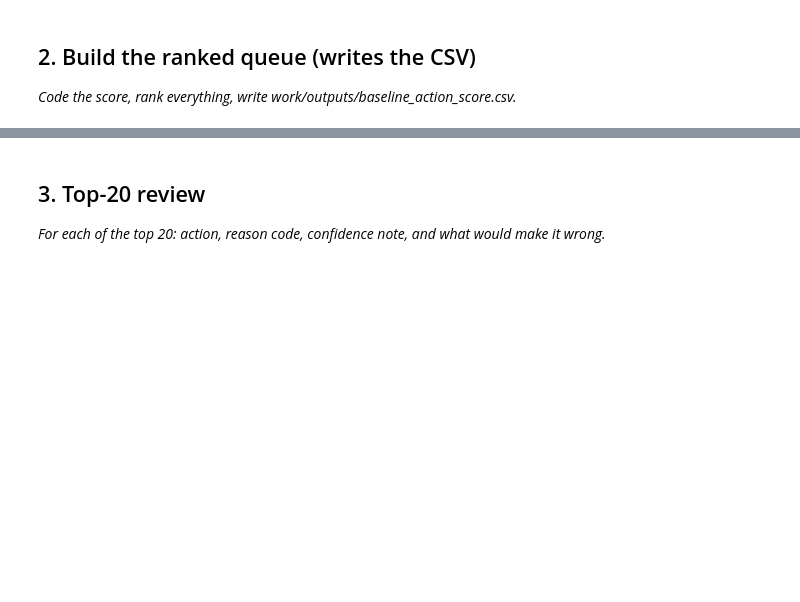
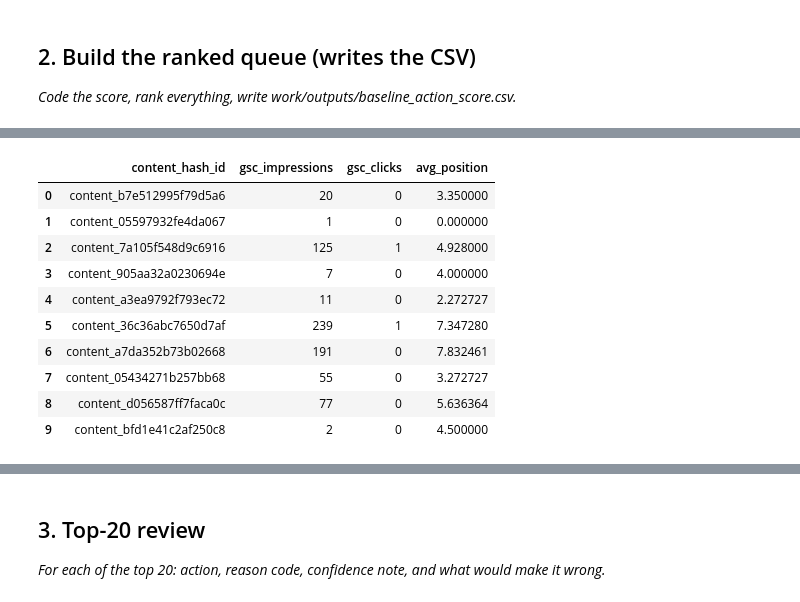
Before and after one commit to Nandini1313-cloud/flyrank-ml1-internship, a Jupyter notebook: work/notebooks/w04_baseline_score.ipynb, the cells around one changed output, grey strips where cells are left out. Cells and saved outputs as stored; diff of their text form; code cells hidden in the pictures; blank space fills up the shorter version.

```diff
--- a/work/notebooks/w04_baseline_score.ipynb
+++ b/work/notebooks/w04_baseline_score.ipynb
@@ -22,0 +387,21 @@ This skeleton is yours to fill. Work the sections **in order** — each one has
+# %%
+df = con.sql(f"""
+    SELECT
+        report_date,
+        client_hash_id,
+        content_hash_id,
+        gsc_data_available,
+        gsc_impressions,
+        gsc_clicks,
+        gsc_sum_position,
+        month
+    FROM read_parquet(
+        'hf://datasets/FlyRank/internship-warehouse/{march_path}'
+    )
+    WHERE gsc_data_available IS TRUE
+""").df()
+
+print("Rows:", len(df))
+print("Columns:", df.columns.tolist())
+
+df.head()
@@ -22,0 +430,28 @@ This skeleton is yours to fill. Work the sections **in order** — each one has
+# %%
+df["avg_position"] = (
+    df["gsc_sum_position"] / df["gsc_impressions"]
+)
+
+df["avg_position"] = df["avg_position"].replace(
+    [float("inf"), -float("inf")],
+    pd.NA
+)
+
+df[[
+    "content_hash_id",
+    "gsc_impressions",
+    "gsc_clicks",
+    "avg_position"
+]].head(10)
+# %% [output]
+|  | content_hash_id | gsc_impressions | gsc_clicks | avg_position |
+| 0 | content_b7e512995f79d5a6 | 20 | 0 | 3.350000 |
+| 1 | content_05597932fe4da067 | 1 | 0 | 0.000000 |
+| 2 | content_7a105f548d9c6916 | 125 | 1 | 4.928000 |
+| 3 | content_905aa32a0230694e | 7 | 0 | 4.000000 |
+| 4 | content_a3ea9792f793ec72 | 11 | 0 | 2.272727 |
+| 5 | content_36c36abc7650d7af | 239 | 1 | 7.347280 |
+| 6 | content_a7da352b73b02668 | 191 | 0 | 7.832461 |
+| 7 | content_05434271b257bb68 | 55 | 0 | 3.272727 |
+| 8 | content_d056587ff7faca0c | 77 | 0 | 5.636364 |
+| 9 | content_bfd1e41c2af250c8 | 2 | 0 | 4.500000 |
```
Also changed, not shown: parts of 36 cells of this notebook.
